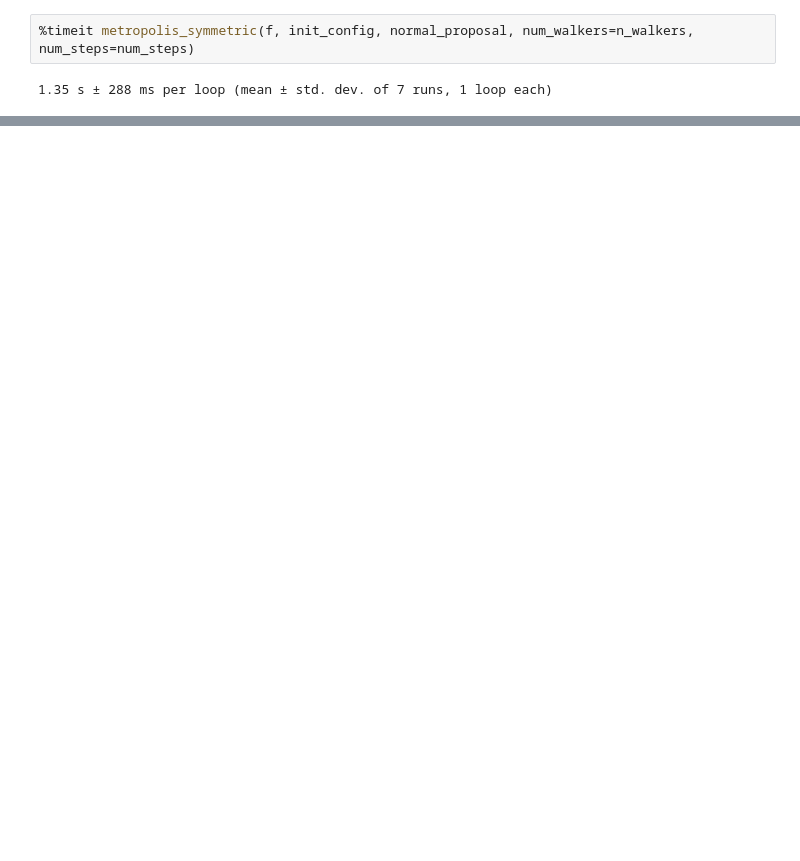
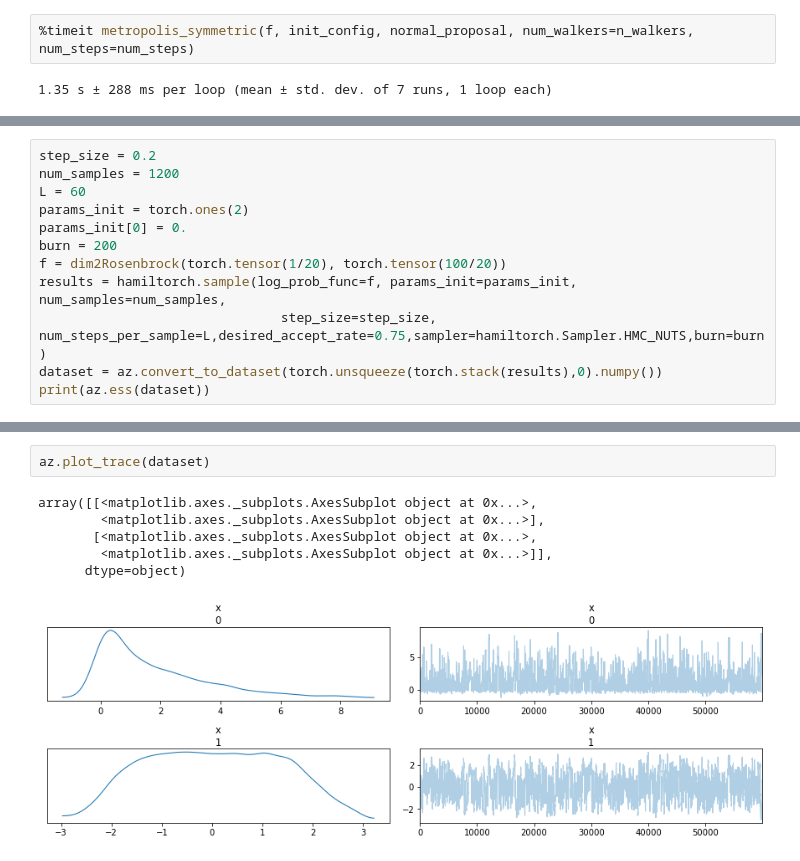
Before and after one commit to BrettLeroux/GRIPS-MCMC, a Jupyter notebook: examples/metropolis_v_hamiltorch.ipynb, the cells around one changed output, grey strips where cells are left out. Cells and saved outputs as stored; diff of their text form; blank space fills up the shorter version.

```diff
--- a/examples/metropolis_v_hamiltorch.ipynb
+++ b/examples/metropolis_v_hamiltorch.ipynb
@@ -146,0 +142,12 @@ array([[<matplotlib.axes._subplots.AxesSubplot object at 0x...>,
+# %%
+step_size = 0.2
+num_samples = 1200
+L = 60
+params_init = torch.ones(2)
+params_init[0] = 0.
+burn = 200
+f = dim2Rosenbrock(torch.tensor(1/20), torch.tensor(100/20))
+results = hamiltorch.sample(log_prob_func=f, params_init=params_init, num_samples=num_samples,
+                               step_size=step_size, num_steps_per_sample=L,desired_accept_rate=0.75,sampler=hamiltorch.Sampler.HMC_NUTS,burn=burn)
+dataset = az.convert_to_dataset(torch.unsqueeze(torch.stack(results),0).numpy())
+print(az.ess(dataset))
@@ -146,0 +172,9 @@ array([[<matplotlib.axes._subplots.AxesSubplot object at 0x...>,
+# %%
+az.plot_trace(dataset)
+# %% [output]
+array([[<matplotlib.axes._subplots.AxesSubplot object at 0x...>,
+        <matplotlib.axes._subplots.AxesSubplot object at 0x...>],
+       [<matplotlib.axes._subplots.AxesSubplot object at 0x...>,
+        <matplotlib.axes._subplots.AxesSubplot object at 0x...>]],
+      dtype=object)
+[figure, added]
```
Also changed, not shown: parts of 5 cells of this notebook.
